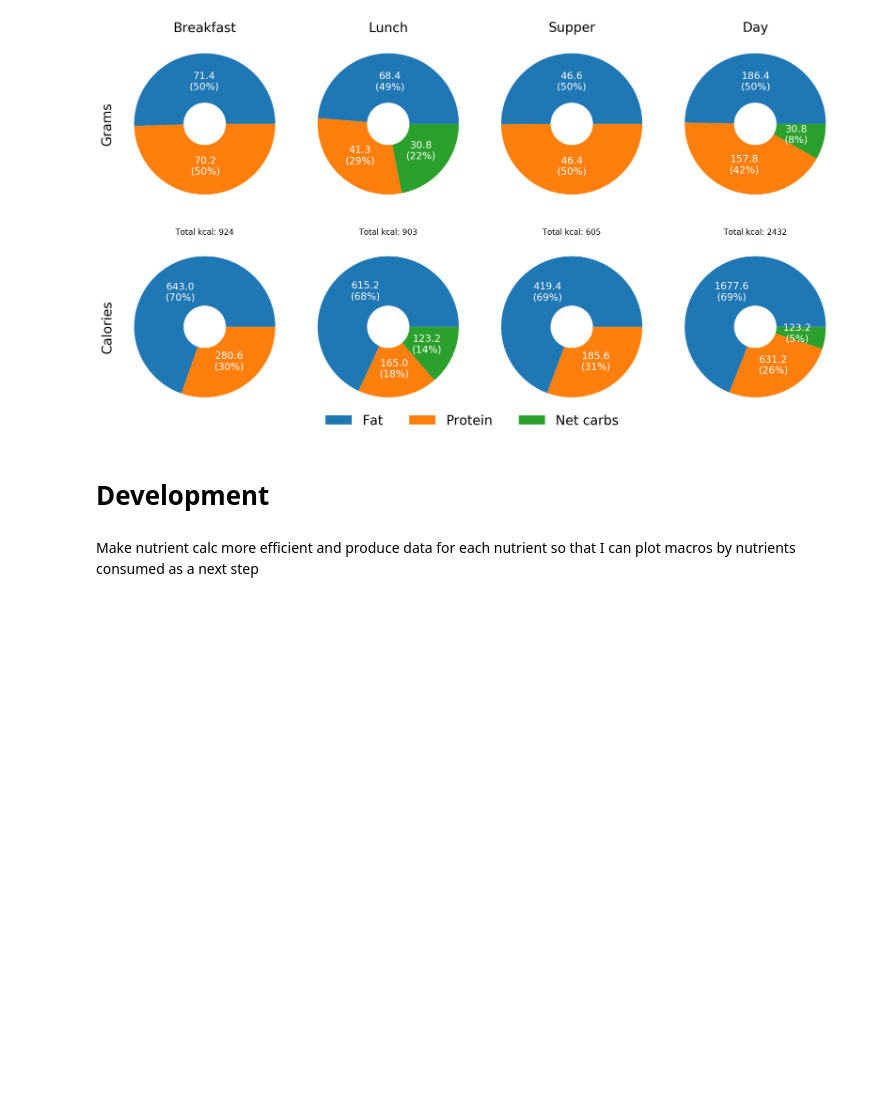
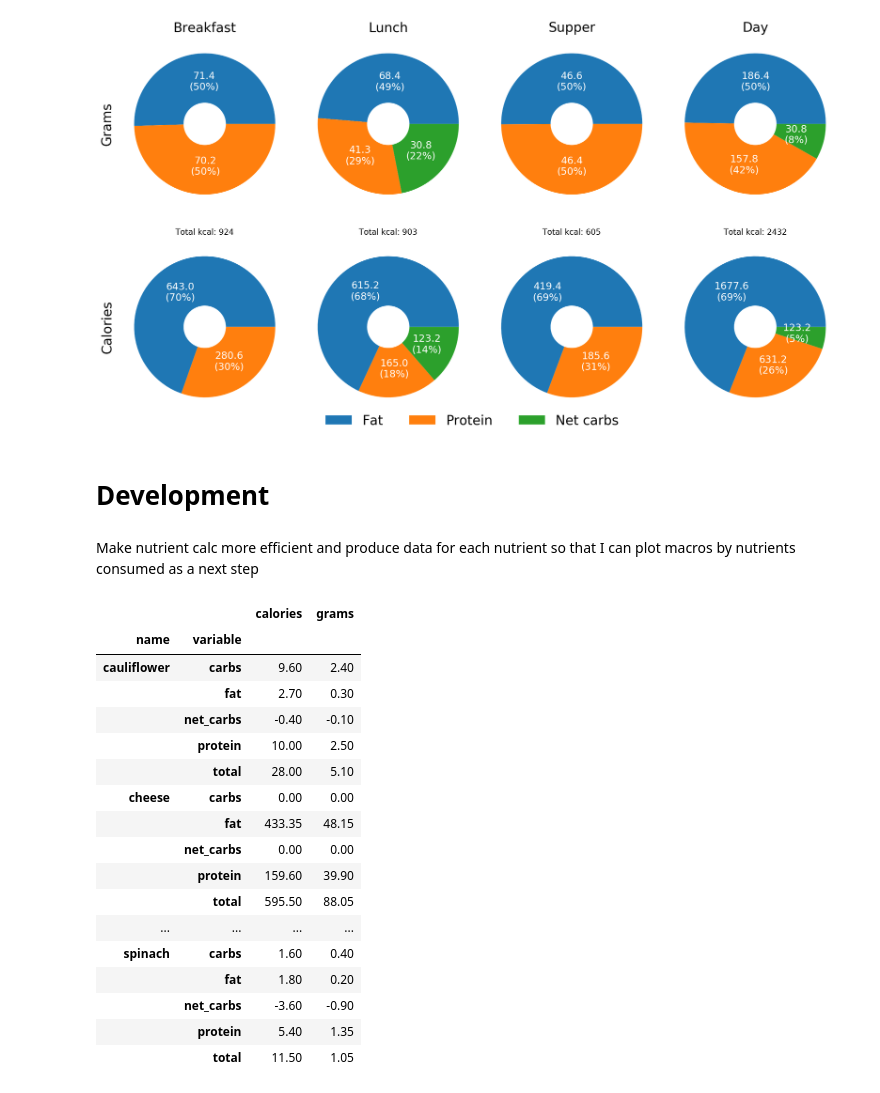
Before and after one commit to fabiangunzinger/learning, a Jupyter notebook: food-data/foods.ipynb, the cells around one changed output. Cells and saved outputs as stored; diff of their text form; code cells hidden in the pictures; blank space fills up the shorter version.

Commit message:
Fix nutrient calculator

```diff
--- a/food-data/foods.ipynb
+++ b/food-data/foods.ipynb
@@ -183,67 +185,59 @@ make_dashboard(meal_nuts)
 Make nutrient calc more efficient and produce data for each nutrient so that I can plot macros by nutrients consumed as a next step
 # %%
 def calc_nutrients(data, meal):
-
 
     nutrients = ['calories', 'fat', 'protein', 'carbs', 'net_carbs']
     macros = ['fat', 'protein', 'carbs', 'net_carbs']
     portions = list(meal.values())
 
     data = (data
             .loc[data.index.isin(meal), nutrients]
             .reindex(meal) # Bring rows in order for multiplication
             .multiply(portions, axis=0)
             .reset_index()
             .assign(total=0)
             .melt(id_vars=['name', 'calories'],
                   value_vars=['total', 'fat', 'protein', 'carbs', 'net_carbs'],
                   value_name='grams')
             .set_index(['name', 'variable'])
             .sort_index()
            )
 
     def calc_calories(data):
         cals_per_gram = {'fat': 9, 'carbs': 4, 'net_carbs':4, 'protein': 4}
 
         for nutrient, calories in cals_per_gram.items():
             data.loc[pd.IndexSlice[:, nutrient], 'calories'] = data.loc[pd.IndexSlice[:, nutrient], 'grams'] * calories
 
+        return data
+
     def calc_total_grams(group):
         group.loc[pd.IndexSlice[:, 'total'], 'grams'] = group.grams.sum()
         return group
 
+    data = calc_calories(data)
+    data = data.groupby('name').apply(calc_total_grams)
+
     return data
 
 
-#     grams = data[macros].copy().T.sum(1)
-#     grams[grams < 0] = 0
-
-#     cals = pd.Series(dtype='float')
-#     cals['fat'] = grams.fat * 9
-#     cals['protein'] = grams.protein * 4
-#     cals['carbs'] = grams.carbs * 4
-#     cals['net_carbs'] = grams.net_carbs * 4
-#     cals[cals < 0] = 0
-
-#     nuts = pd.concat([grams, cals], axis=1)
-#     nuts = nuts.reindex(['fat', 'protein', 'carbs', 'net_carbs'])
-#     nuts[nuts < 0] = 0
-#     nuts.columns = ['grams', 'cals']
-
-#     return nuts
-
-df = calc_nutrients(myfoods, meals['Breakfast'])
-
-def calc_calories(data):
-        cals_per_gram = {'fat': 9, 'carbs': 4, 'net_carbs':4, 'protein': 4}
-
-        for nutrient, calories in cals_per_gram.items():
-            data.loc[pd.IndexSlice[:, nutrient], 'calories'] = data.loc[pd.IndexSlice[:, nutrient], 'grams'] * calories
-
-def calc_total_grams(group):
-    group.loc[pd.IndexSlice[:, 'total'], 'grams'] = group.grams.sum()
-    return group
-
-
-
-calc_calories(df)
+calc_nutrients(myfoods, meals['Breakfast'])
+# %% [output]
+|  |  | calories | grams |
+| name | variable |  |  |
+| cauliflower | carbs | 9.60 | 2.40 |
+|  | fat | 2.70 | 0.30 |
+|  | net_carbs | -0.40 | -0.10 |
+|  | protein | 10.00 | 2.50 |
+|  | total | 28.00 | 5.10 |
+| cheese | carbs | 0.00 | 0.00 |
+|  | fat | 433.35 | 48.15 |
+|  | net_carbs | 0.00 | 0.00 |
+|  | protein | 159.60 | 39.90 |
+|  | total | 595.50 | 88.05 |
+| ... | ... | ... | ... |
+| spinach | carbs | 1.60 | 0.40 |
+|  | fat | 1.80 | 0.20 |
+|  | net_carbs | -3.60 | -0.90 |
+|  | protein | 5.40 | 1.35 |
+|  | total | 11.50 | 1.05 |
```
Also changed, not shown: parts of 1 cell of this notebook.
